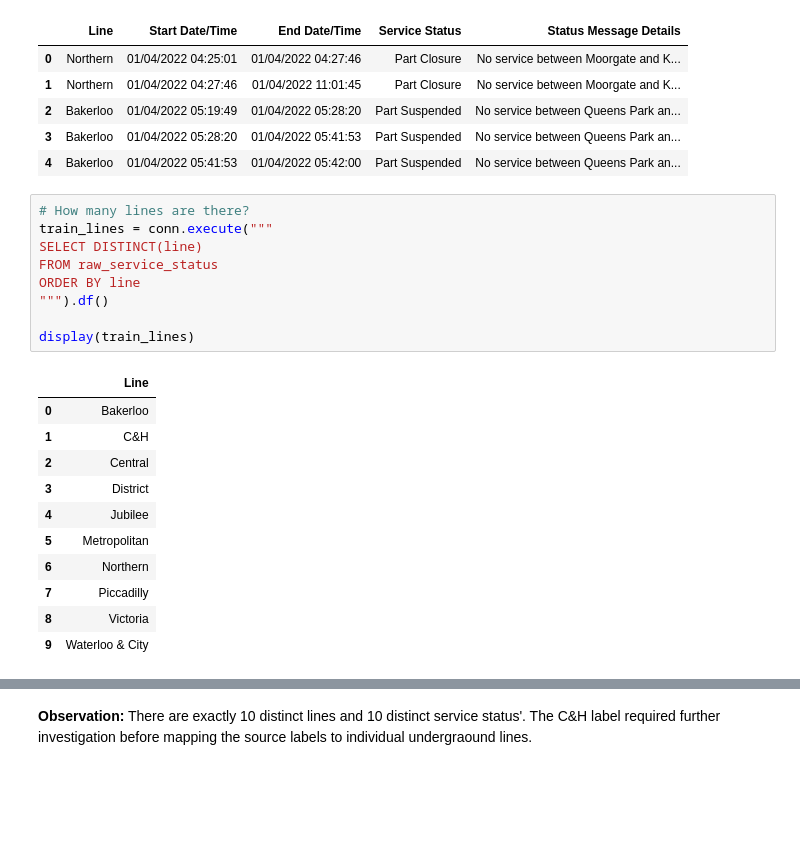
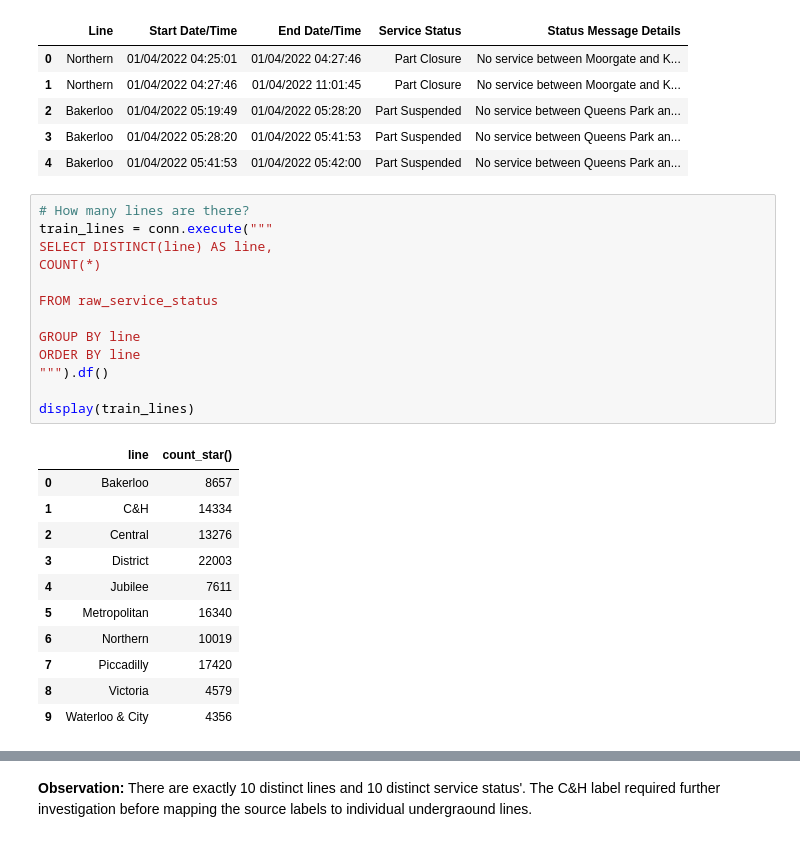
Before and after one commit to RithinBhudia/RouteRadar, a Jupyter notebook: notebooks/01_profiling_historical.ipynb, the cells around one changed output, grey strips where cells are left out. Cells and saved outputs as stored; diff of their text form; blank space fills up the shorter version.

```diff
--- a/notebooks/01_profiling_historical.ipynb
+++ b/notebooks/01_profiling_historical.ipynb
@@ -81,23 +81,27 @@ display(raw_service_status_inspect)
 # %%
 # How many lines are there?
 train_lines = conn.execute("""
-SELECT DISTINCT(line)
+SELECT DISTINCT(line) AS line,
+COUNT(*)
+
 FROM raw_service_status
+
+GROUP BY line
 ORDER BY line
 """).df()
 
 display(train_lines)
 # %% [output]
-|  | Line |
-| 0 | Bakerloo |
-| 1 | C&H |
-| 2 | Central |
-| 3 | District |
-| 4 | Jubilee |
-| 5 | Metropolitan |
-| 6 | Northern |
-| 7 | Piccadilly |
-| 8 | Victoria |
-| 9 | Waterloo & City |
+|  | line | count_star() |
+| 0 | Bakerloo | 8657 |
+| 1 | C&H | 14334 |
+| 2 | Central | 13276 |
+| 3 | District | 22003 |
+| 4 | Jubilee | 7611 |
+| 5 | Metropolitan | 16340 |
+| 6 | Northern | 10019 |
+| 7 | Piccadilly | 17420 |
+| 8 | Victoria | 4579 |
+| 9 | Waterloo & City | 4356 |
 # %%
 service_statuss = conn.execute("""
```
Also changed, not shown: parts of 1 cell of this notebook, 2 other files.
